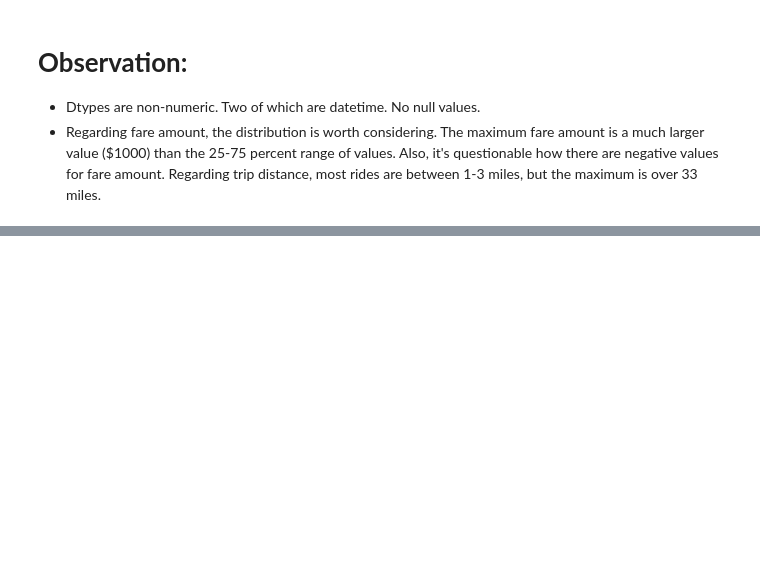
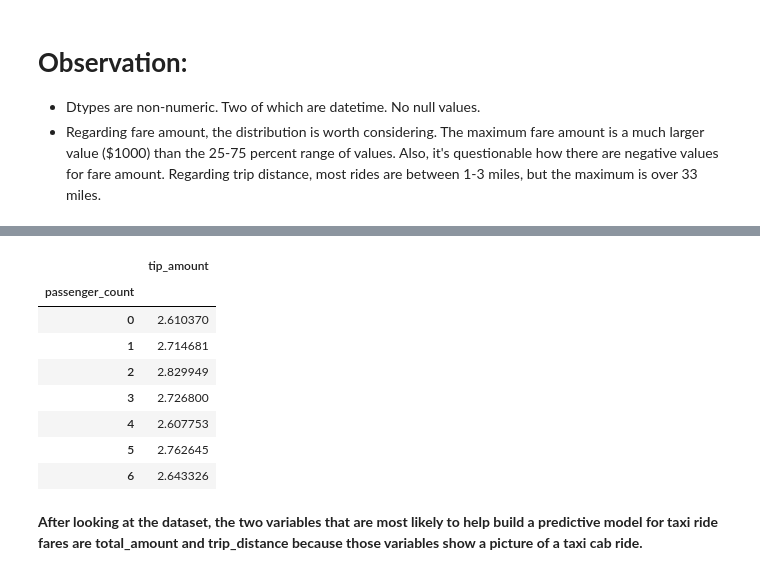
Before and after one commit to Mustafa777Xo/TLC, a Jupyter notebook: TLC.ipynb, the cells around one changed output, grey strips where cells are left out. Saved outputs shown, nothing was run; the diff lists cells and outputs as text; code cells hidden in the pictures; blank space fills up the shorter version.

```diff
--- a/TLC.ipynb
+++ b/TLC.ipynb
@@ -55,0 +157,6 @@ df.describe()
+# %%
+# Filter the data for credit card payments only
+credit_card = df[df['payment_type']==1]
+
+# Filter the credit-card-only data for passenger count only
+credit_card['passenger_count'].value_counts()
@@ -55,0 +172,15 @@ df.describe()
+# %%
+# Calculate the average tip amount for each passenger count (credit card payments only)
+credit_card.groupby(['passenger_count']).mean(numeric_only=True)[['tip_amount']]
+# %% [output]
+|  | tip_amount |
+| passenger_count |  |
+| 0 | 2.610370 |
+| 1 | 2.714681 |
+| 2 | 2.829949 |
+| 3 | 2.726800 |
+| 4 | 2.607753 |
+| 5 | 2.762645 |
+| 6 | 2.643326 |
+# %% [markdown]
+**After looking at the dataset, the two variables that are most likely to help build a predictive model for taxi ride fares are total_amount and trip_distance because those variables show a picture of a taxi cab ride.**
```
Also changed, not shown: parts of 9 cells of this notebook.
